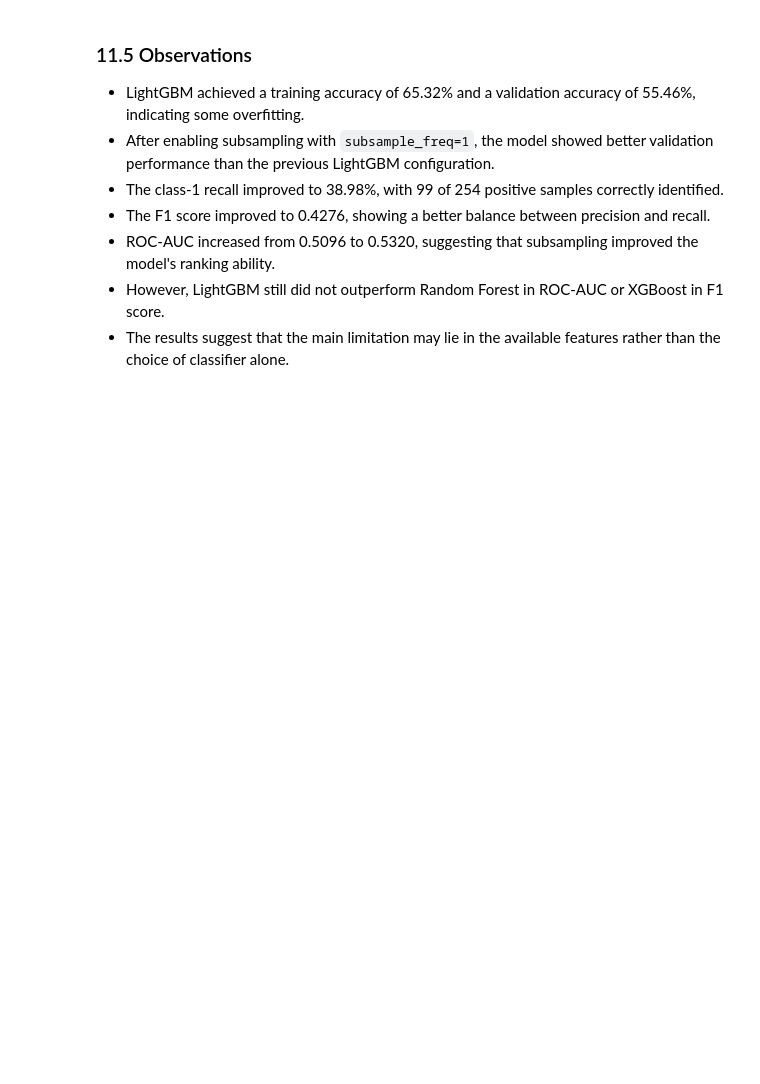
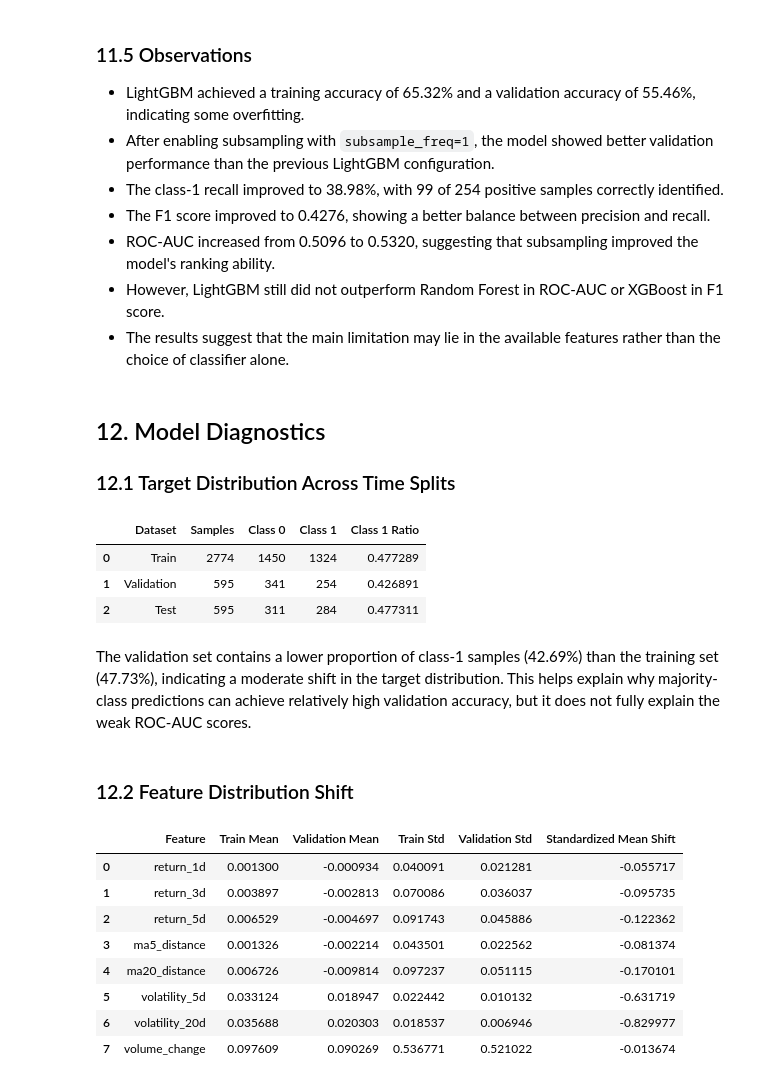
Before and after one commit to elodie-wu/ai-stock-price-prediction, a Jupyter notebook: notebooks/stock_prediction.ipynb, the cells around one changed output. Saved outputs shown, nothing was run; the diff lists cells and outputs as text; code cells hidden in the pictures; blank space fills up the shorter version.

Commit message:
add Model Diagnostics

```diff
--- a/notebooks/stock_prediction.ipynb
+++ b/notebooks/stock_prediction.ipynb
@@ -1157,3 +1157,67 @@ print(cm_lgbm)
 - ROC-AUC increased from 0.5096 to 0.5320, suggesting that subsampling improved the model's ranking ability.
 - However, LightGBM still did not outperform Random Forest in ROC-AUC or XGBoost in F1 score.
 - The results suggest that the main limitation may lie in the available features rather than the choice of classifier alone.
+# %% [markdown]
+## 12. Model Diagnostics
+
+### 12.1 Target Distribution Across Time Splits
+# %%
+target_distribution = pd.DataFrame({
+    "Dataset": ["Train", "Validation", "Test"],
+    "Samples": [
+        len(y_train),
+        len(y_val),
+        len(y_test)
+    ],
+    "Class 0": [
+        (y_train == 0).sum(),
+        (y_val == 0).sum(),
+        (y_test == 0).sum()
+    ],
+    "Class 1": [
+        (y_train == 1).sum(),
+        (y_val == 1).sum(),
+        (y_test == 1).sum()
+    ],
+    "Class 1 Ratio": [
+        y_train.mean(),
+        y_val.mean(),
+        y_test.mean()
+    ]
+})
+
+target_distribution
+# %% [output]
+|  | Dataset | Samples | Class 0 | Class 1 | Class 1 Ratio |
+| 0 | Train | 2774 | 1450 | 1324 | 0.477289 |
+| 1 | Validation | 595 | 341 | 254 | 0.426891 |
+| 2 | Test | 595 | 311 | 284 | 0.477311 |
+# %% [markdown]
+The validation set contains a lower proportion of class-1 samples (42.69%) than the training set (47.73%), indicating a moderate shift in the target distribution. This helps explain why majority-class predictions can achieve relatively high validation accuracy, but it does not fully explain the weak ROC-AUC scores.
+# %% [markdown]
+### 12.2 Feature Distribution Shift
+# %%
+feature_shift = pd.DataFrame({
+    "Feature": feature_columns,
+    "Train Mean": X_train.mean().values,
+    "Validation Mean": X_val.mean().values,
+    "Train Std": X_train.std().values,
+    "Validation Std": X_val.std().values
+})
+
+feature_shift["Standardized Mean Shift"] = (
+    (feature_shift["Validation Mean"] - feature_shift["Train Mean"])
+    / feature_shift["Train Std"]
+)
+
+feature_shift
+# %% [output]
+|  | Feature | Train Mean | Validation Mean | Train Std | Validation Std | Standardized Mean Shift |
+| 0 | return_1d | 0.001300 | -0.000934 | 0.040091 | 0.021281 | -0.055717 |
+| 1 | return_3d | 0.003897 | -0.002813 | 0.070086 | 0.036037 | -0.095735 |
+| 2 | return_5d | 0.006529 | -0.004697 | 0.091743 | 0.045886 | -0.122362 |
+| 3 | ma5_distance | 0.001326 | -0.002214 | 0.043501 | 0.022562 | -0.081374 |
+| 4 | ma20_distance | 0.006726 | -0.009814 | 0.097237 | 0.051115 | -0.170101 |
+| 5 | volatility_5d | 0.033124 | 0.018947 | 0.022442 | 0.010132 | -0.631719 |
+| 6 | volatility_20d | 0.035688 | 0.020303 | 0.018537 | 0.006946 | -0.829977 |
+| 7 | volume_change | 0.097609 | 0.090269 | 0.536771 | 0.521022 | -0.013674 |
```
Also changed, not shown: parts of 8 cells of this notebook.
